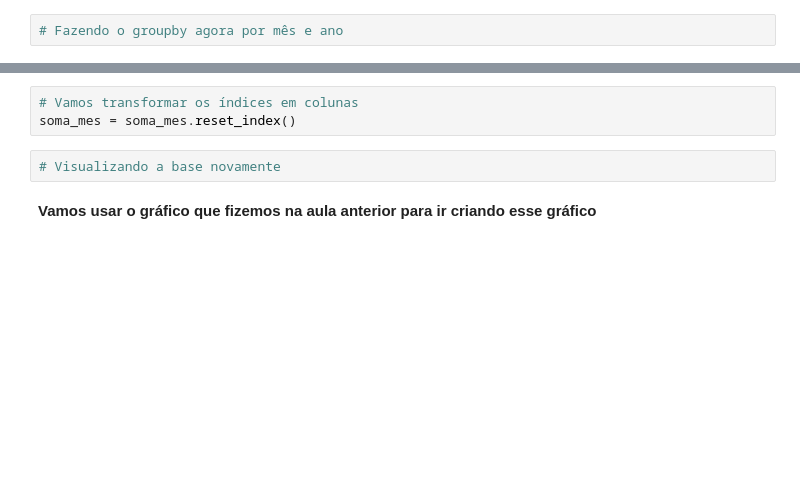
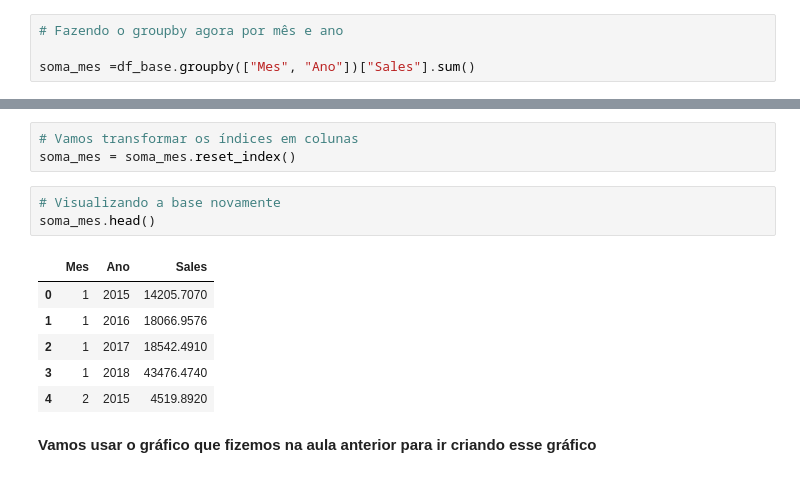
Before and after one commit to PauloViniciusR/PROJ_apresentacao_executiva, a Jupyter notebook: index.ipynb, the cells around one changed output, grey strips where cells are left out. Saved outputs shown, nothing was run; the diff lists cells and outputs as text; blank space fills up the shorter version.

```diff
--- a/index.ipynb
+++ b/index.ipynb
@@ -343,4 +352,6 @@ plt.show()
 # %%
 # Fazendo o groupby agora por mês e ano
+
+soma_mes =df_base.groupby(["Mes", "Ano"])["Sales"].sum()
 # %%
 # Verificando os valores gerados
@@ -351,6 +372,14 @@ plt.show()
 soma_mes = soma_mes.reset_index()
 # %%
 # Visualizando a base novamente
+soma_mes.head()
+# %% [output]
+|  | Mes | Ano | Sales |
+| 0 | 1 | 2015 | 14205.7070 |
+| 1 | 1 | 2016 | 18066.9576 |
+| 2 | 1 | 2017 | 18542.4910 |
+| 3 | 1 | 2018 | 43476.4740 |
+| 4 | 2 | 2015 | 4519.8920 |
 # %% [markdown]
 **Vamos usar o gráfico que fizemos na aula anterior para ir criando esse gráfico**
 # %%
```
Also changed, not shown: parts of 7 cells of this notebook.
